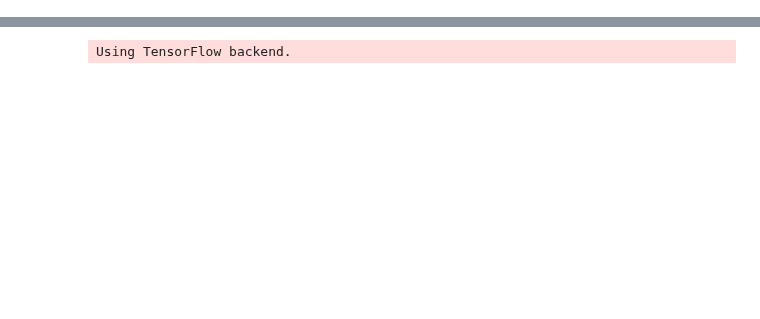
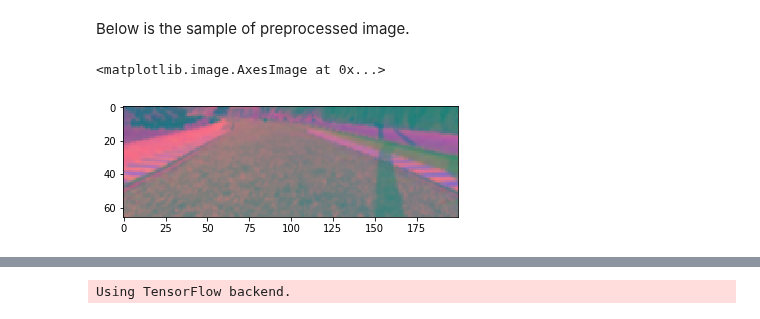
Before and after one commit to MacZel/CarND-Behavioral-Cloning-P4, a Jupyter notebook: P4.ipynb, the cells around one changed output, grey strips where cells are left out. Saved outputs shown, nothing was run; the diff lists cells and outputs as text; code cells hidden in the pictures; blank space fills up the shorter version.

```diff
--- a/P4.ipynb
+++ b/P4.ipynb
@@ -26,0 +39,37 @@ y_train = np.array(measurements)
+# %%
+images = []
+steering_angles = []
+for line in samples:
+    steering_center = float(line[3])
+
+    correction = 0.2
+    steering_left = steering_center + correction
+    steering_right = steering_center - correction
+
+    path_center = 'data/udacity_samples/' + line[0].replace(" ","")
+    path_left = 'data/udacity_samples/' + line[1].replace(" ","")
+    path_right = 'data/udacity_samples/' + line[2].replace(" ","")
+    img_center = hlp.preprocess(plt.imread(os.path.abspath(path_center)))
+    img_left = hlp.preprocess(plt.imread(os.path.abspath(path_left)))
+    img_right = hlp.preprocess(plt.imread(os.path.abspath(path_right)))
+
+    images.extend([img_center, img_left, img_right])
+    steering_angles.extend([steering_center, steering_left, steering_right])
+
+augmented_images = []
+augmented_steering_angles = []
+for image, steering_angle in zip(images, steering_angles):
+    augmented_images.append(image)
+    augmented_steering_angles.append(steering_angle)
+    augmented_images.append(cv2.flip(image,1))
+    augmented_steering_angles.append(steering_angle*-1.0)
+
+X_train = np.array(augmented_images)
+y_train = np.array(augmented_steering_angles)
+# %% [markdown]
+Below is the sample of preprocessed image.
+# %%
+plt.imshow(X_train[0])
+# %% [output]
+<matplotlib.image.AxesImage at 0x...>
+[figure, added]
```
Also changed, not shown: parts of 20 cells of this notebook, 19 other files.
